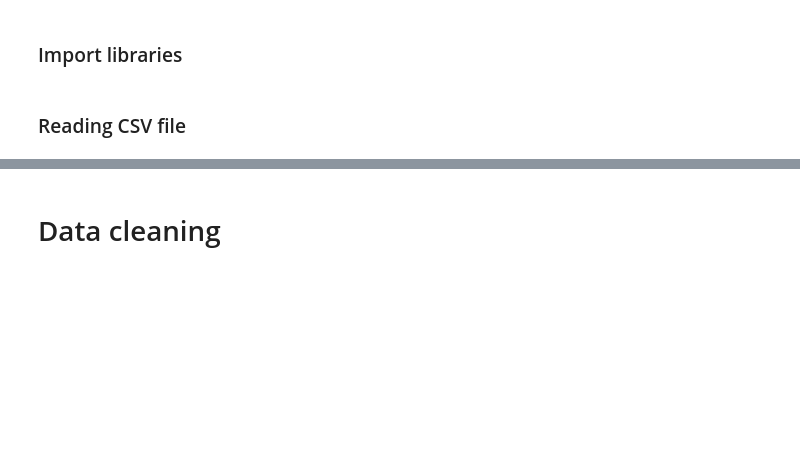
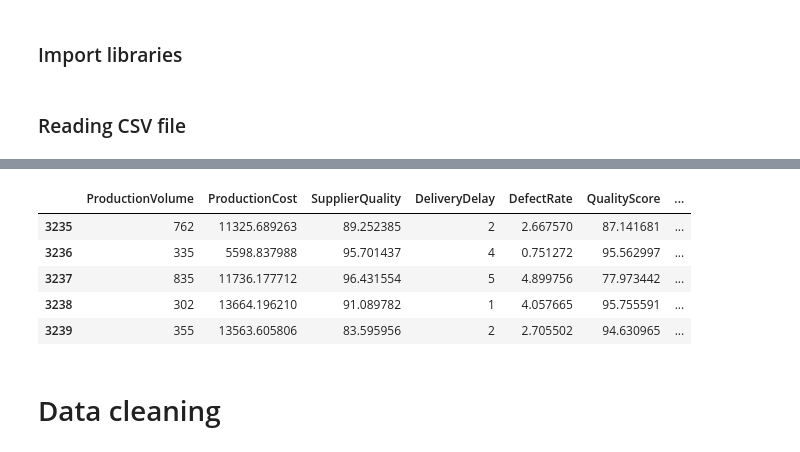
Before and after one commit to bbhatta10/Manufacturing-Quality-Analysis, a Jupyter notebook: quality.ipynb, the cells around one changed output, grey strips where cells are left out. Cells and saved outputs as stored; diff of their text form; code cells hidden in the pictures; blank space fills up the shorter version.

```diff
--- a/quality.ipynb
+++ b/quality.ipynb
@@ -21,3 +29,12 @@ df_quality_data.head()
+# %%
+df_quality_data.tail()
+# %% [output]
+|  | ProductionVolume | ProductionCost | SupplierQuality | DeliveryDelay | DefectRate | QualityScore | ... |
+| 3235 | 762 | 11325.689263 | 89.252385 | 2 | 2.667570 | 87.141681 | ... |
+| 3236 | 335 | 5598.837988 | 95.701437 | 4 | 0.751272 | 95.562997 | ... |
+| 3237 | 835 | 11736.177712 | 96.431554 | 5 | 4.899756 | 77.973442 | ... |
+| 3238 | 302 | 13664.196210 | 91.089782 | 1 | 4.057665 | 95.755591 | ... |
+| 3239 | 355 | 13563.605806 | 83.595956 | 2 | 2.705502 | 94.630965 | ... |
 # %% [markdown]
 # Data cleaning
 # %% [markdown]
```
Also changed, not shown: parts of 19 cells of this notebook, 1 other file.
